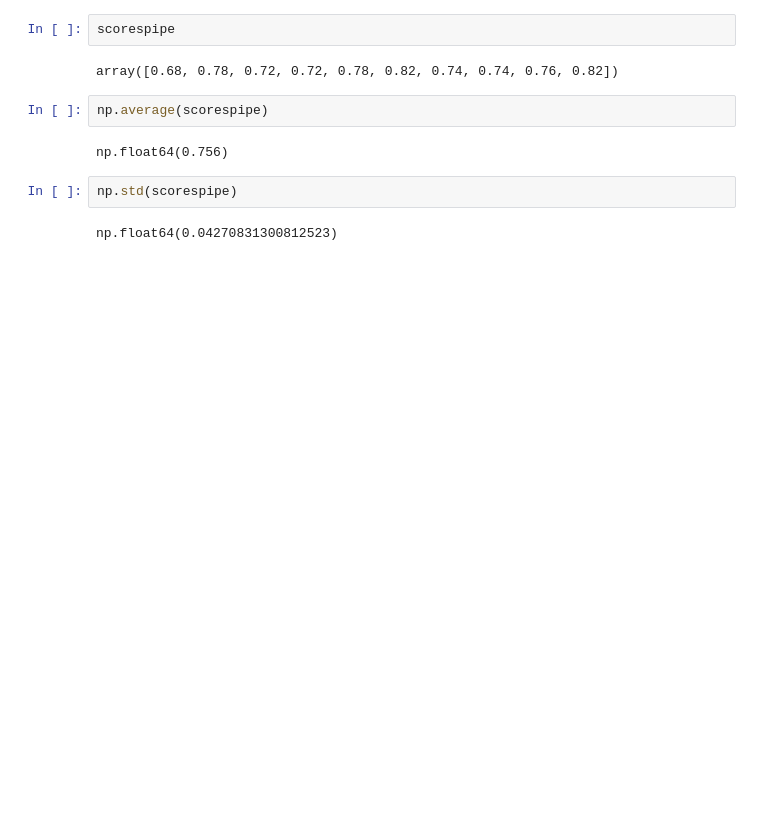
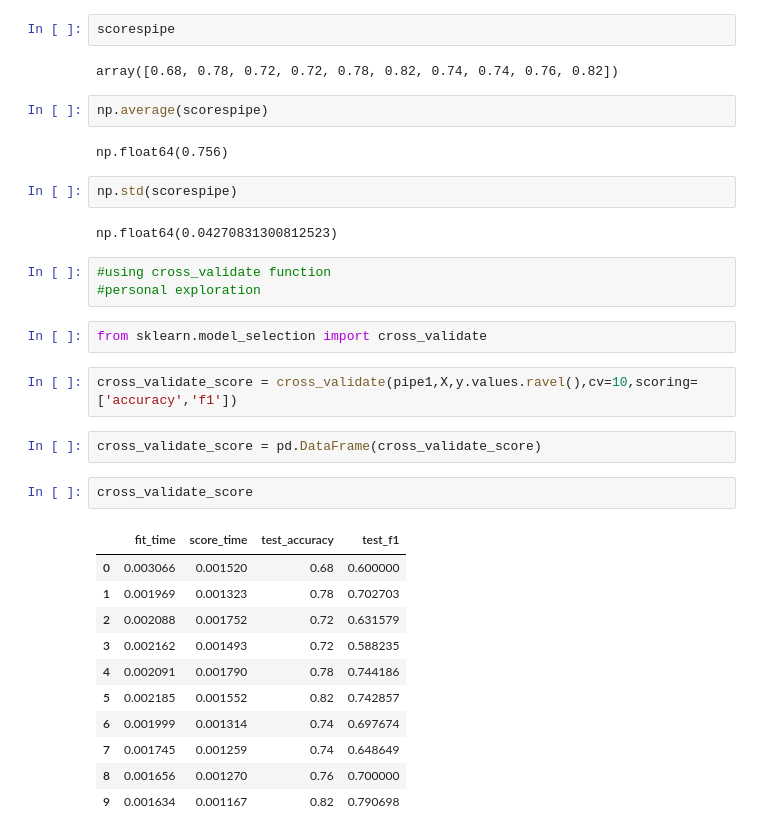
Before and after one commit to SEKAINOHAKAISHA/ML, a Jupyter notebook: CrossValidation.ipynb, the cells around one changed output. Drawn from its saved outputs; the diff is of its cells as text; blank space fills up the shorter version.

Commit message:
Add cross_validate function use case also

```diff
--- a/CrossValidation.ipynb
+++ b/CrossValidation.ipynb
@@ -176,3 +176,26 @@ np.float64(0.756)
 np.std(scorespipe)
 # %% [output]
 np.float64(0.04270831300812523)
+# %%
+#using cross_validate function
+#personal exploration
+# %%
+from sklearn.model_selection import cross_validate
+# %%
+cross_validate_score = cross_validate(pipe1,X,y.values.ravel(),cv=10,scoring=['accuracy','f1'])
+# %%
+cross_validate_score = pd.DataFrame(cross_validate_score)
+# %%
+cross_validate_score
+# %% [output]
+|  | fit_time | score_time | test_accuracy | test_f1 |
+| 0 | 0.003066 | 0.001520 | 0.68 | 0.600000 |
+| 1 | 0.001969 | 0.001323 | 0.78 | 0.702703 |
+| 2 | 0.002088 | 0.001752 | 0.72 | 0.631579 |
+| 3 | 0.002162 | 0.001493 | 0.72 | 0.588235 |
+| 4 | 0.002091 | 0.001790 | 0.78 | 0.744186 |
+| 5 | 0.002185 | 0.001552 | 0.82 | 0.742857 |
+| 6 | 0.001999 | 0.001314 | 0.74 | 0.697674 |
+| 7 | 0.001745 | 0.001259 | 0.74 | 0.648649 |
+| 8 | 0.001656 | 0.001270 | 0.76 | 0.700000 |
+| 9 | 0.001634 | 0.001167 | 0.82 | 0.790698 |
```
